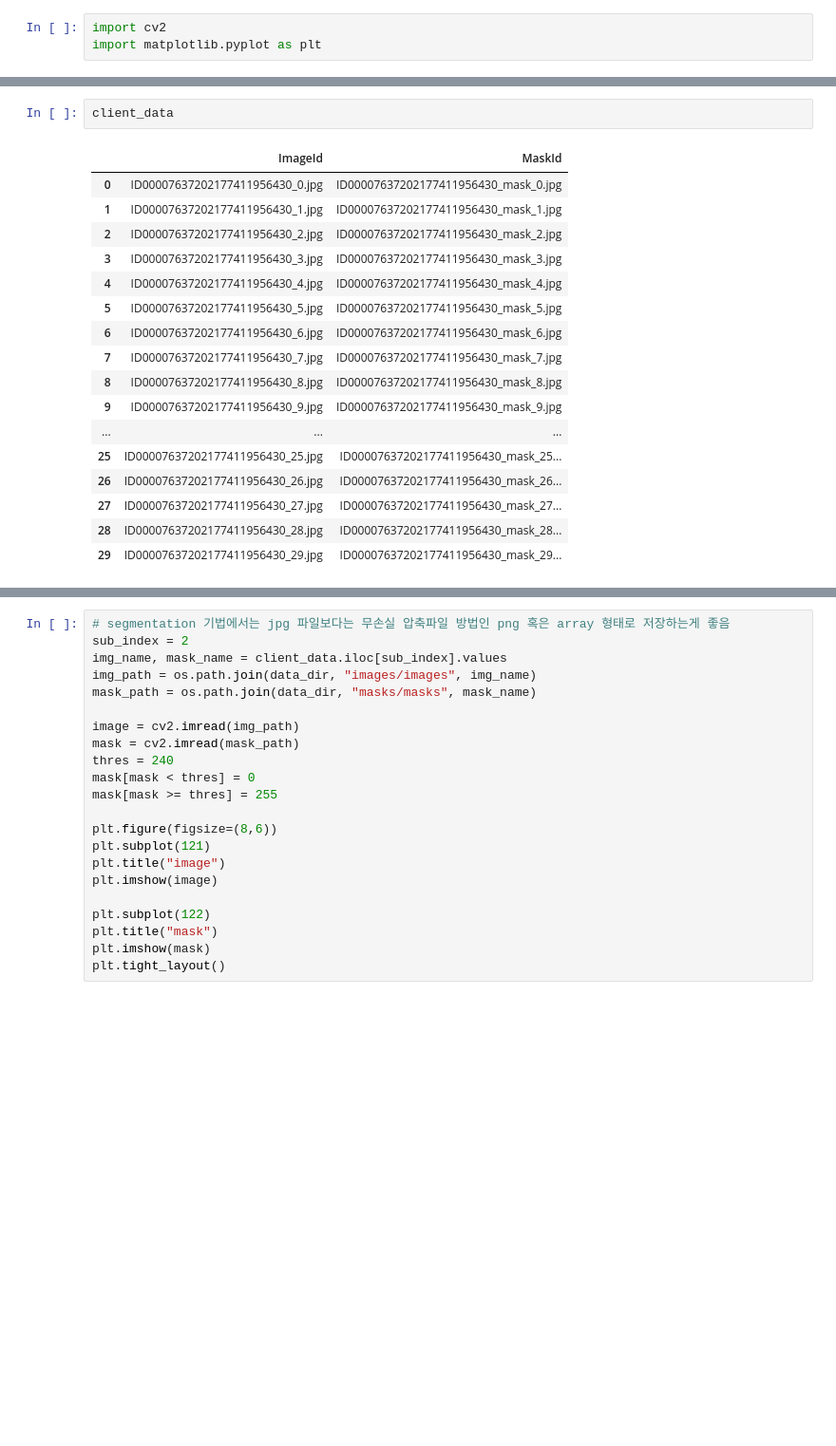
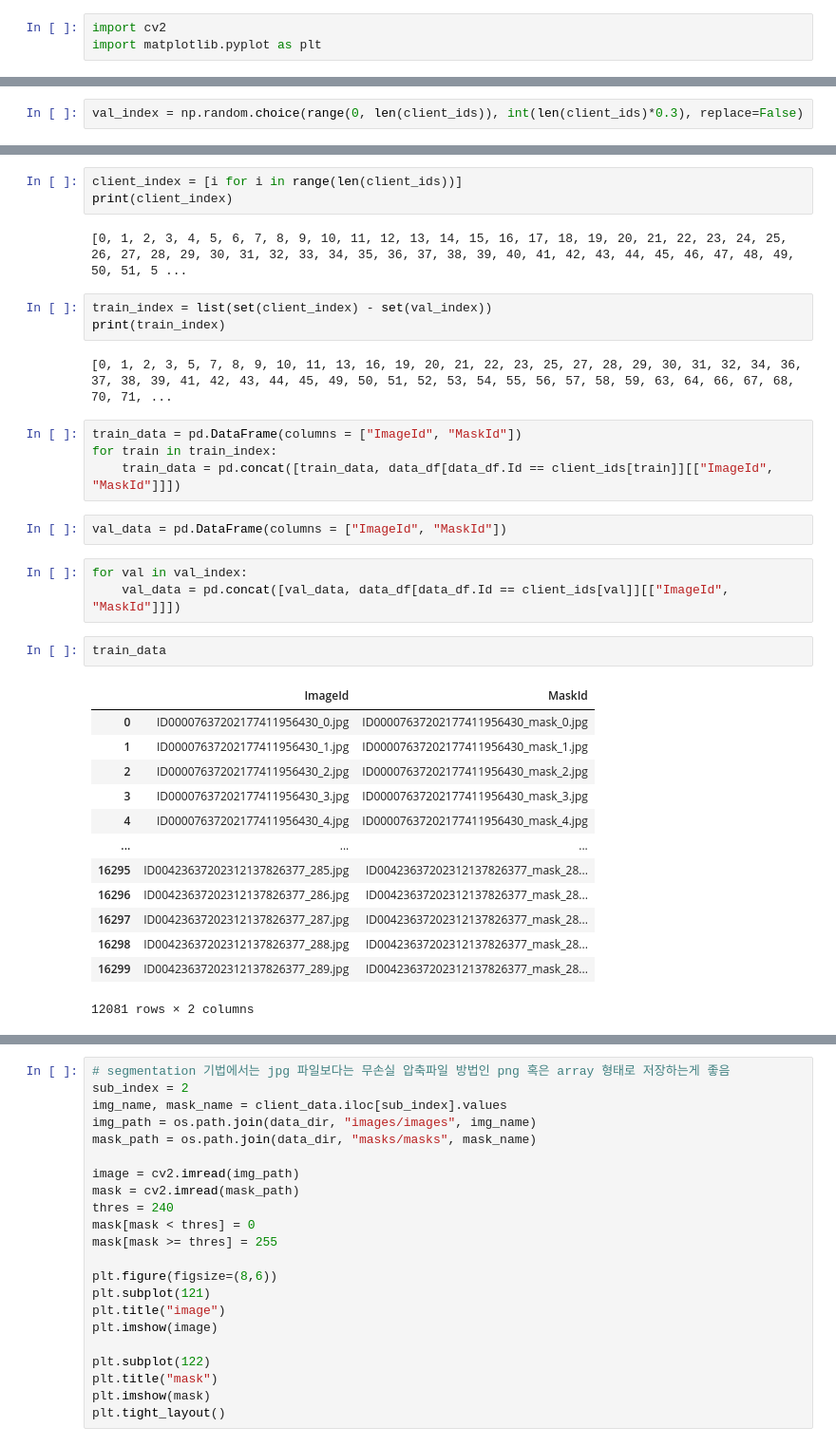
Before and after one commit to Lee-jun-young98/Pytorch_project, a Jupyter notebook: image_segmentation/CT_segmentation.ipynb, the cells around one changed output, grey strips where cells are left out. Shown: that part at 95% size. Drawn from its saved outputs; the diff is of its cells as text; blank space fills up the shorter version.

```diff
--- a/image_segmentation/CT_segmentation.ipynb
+++ b/image_segmentation/CT_segmentation.ipynb
@@ -89,0 +94,2 @@ client_data = data_df[data_df.Id == client_ids[index]][["ImageId", "MaskId"]]
+# %%
+val_index = np.random.choice(range(0, len(client_ids)), int(len(client_ids)*0.3), replace=False)
@@ -90,20 +102,35 @@ client_data = data_df[data_df.Id == client_ids[index]][["ImageId", "MaskId"]]
+# %%
+client_index = [i for i in range(len(client_ids))]
+print(client_index)
+# %% [output]
+[0, 1, 2, 3, 4, 5, 6, 7, 8, 9, 10, 11, 12, 13, 14, 15, 16, 17, 18, 19, 20, 21, 22, 23, 24, 25, 26, 27, 28, 29, 30, 31, 32, 33, 34, 35, 36, 37, 38, 39, 40, 41, 42, 43, 44, 45, 46, 47, 48, 49, 50, 51, 5 ...
+# %%
+train_index = list(set(client_index) - set(val_index))
+print(train_index)
+# %% [output]
+[0, 1, 2, 3, 5, 7, 8, 9, 10, 11, 13, 16, 19, 20, 21, 22, 23, 25, 27, 28, 29, 30, 31, 32, 34, 36, 37, 38, 39, 41, 42, 43, 44, 45, 49, 50, 51, 52, 53, 54, 55, 56, 57, 58, 59, 63, 64, 66, 67, 68, 70, 71, ...
+# %%
+train_data = pd.DataFrame(columns = ["ImageId", "MaskId"])
+for train in train_index:
+    train_data = pd.concat([train_data, data_df[data_df.Id == client_ids[train]][["ImageId", "MaskId"]]])
 # %%
-client_data
+val_data = pd.DataFrame(columns = ["ImageId", "MaskId"])
-# %% [output]
-|  | ImageId | MaskId |
-| 0 | ID00007637202177411956430_0.jpg | ID00007637202177411956430_mask_0.jpg |
-| 1 | ID00007637202177411956430_1.jpg | ID00007637202177411956430_mask_1.jpg |
-| 2 | ID00007637202177411956430_2.jpg | ID00007637202177411956430_mask_2.jpg |
-| 3 | ID00007637202177411956430_3.jpg | ID00007637202177411956430_mask_3.jpg |
-| 4 | ID00007637202177411956430_4.jpg | ID00007637202177411956430_mask_4.jpg |
-| 5 | ID00007637202177411956430_5.jpg | ID00007637202177411956430_mask_5.jpg |
-| 6 | ID00007637202177411956430_6.jpg | ID00007637202177411956430_mask_6.jpg |
-| 7 | ID00007637202177411956430_7.jpg | ID00007637202177411956430_mask_7.jpg |
-| 8 | ID00007637202177411956430_8.jpg | ID00007637202177411956430_mask_8.jpg |
-| 9 | ID00007637202177411956430_9.jpg | ID00007637202177411956430_mask_9.jpg |
-| ... | ... | ... |
-| 25 | ID00007637202177411956430_25.jpg | ID00007637202177411956430_mask_25... |
-| 26 | ID00007637202177411956430_26.jpg | ID00007637202177411956430_mask_26... |
-| 27 | ID00007637202177411956430_27.jpg | ID00007637202177411956430_mask_27... |
-| 28 | ID00007637202177411956430_28.jpg | ID00007637202177411956430_mask_28... |
-| 29 | ID00007637202177411956430_29.jpg | ID00007637202177411956430_mask_29... |
+# %%
+for val in val_index:
+    val_data = pd.concat([val_data, data_df[data_df.Id == client_ids[val]][["ImageId", "MaskId"]]])
+# %%
+train_data
+# %% [output]
+|  | ImageId | MaskId |
+| 0 | ID00007637202177411956430_0.jpg | ID00007637202177411956430_mask_0.jpg |
+| 1 | ID00007637202177411956430_1.jpg | ID00007637202177411956430_mask_1.jpg |
+| 2 | ID00007637202177411956430_2.jpg | ID00007637202177411956430_mask_2.jpg |
+| 3 | ID00007637202177411956430_3.jpg | ID00007637202177411956430_mask_3.jpg |
+| 4 | ID00007637202177411956430_4.jpg | ID00007637202177411956430_mask_4.jpg |
+| ... | ... | ... |
+| 16295 | ID00423637202312137826377_285.jpg | ID00423637202312137826377_mask_28... |
+| 16296 | ID00423637202312137826377_286.jpg | ID00423637202312137826377_mask_28... |
+| 16297 | ID00423637202312137826377_287.jpg | ID00423637202312137826377_mask_28... |
+| 16298 | ID00423637202312137826377_288.jpg | ID00423637202312137826377_mask_28... |
+| 16299 | ID00423637202312137826377_289.jpg | ID00423637202312137826377_mask_28... |
+12081 rows × 2 columns
```
Also changed, not shown: parts of 30 cells of this notebook.
